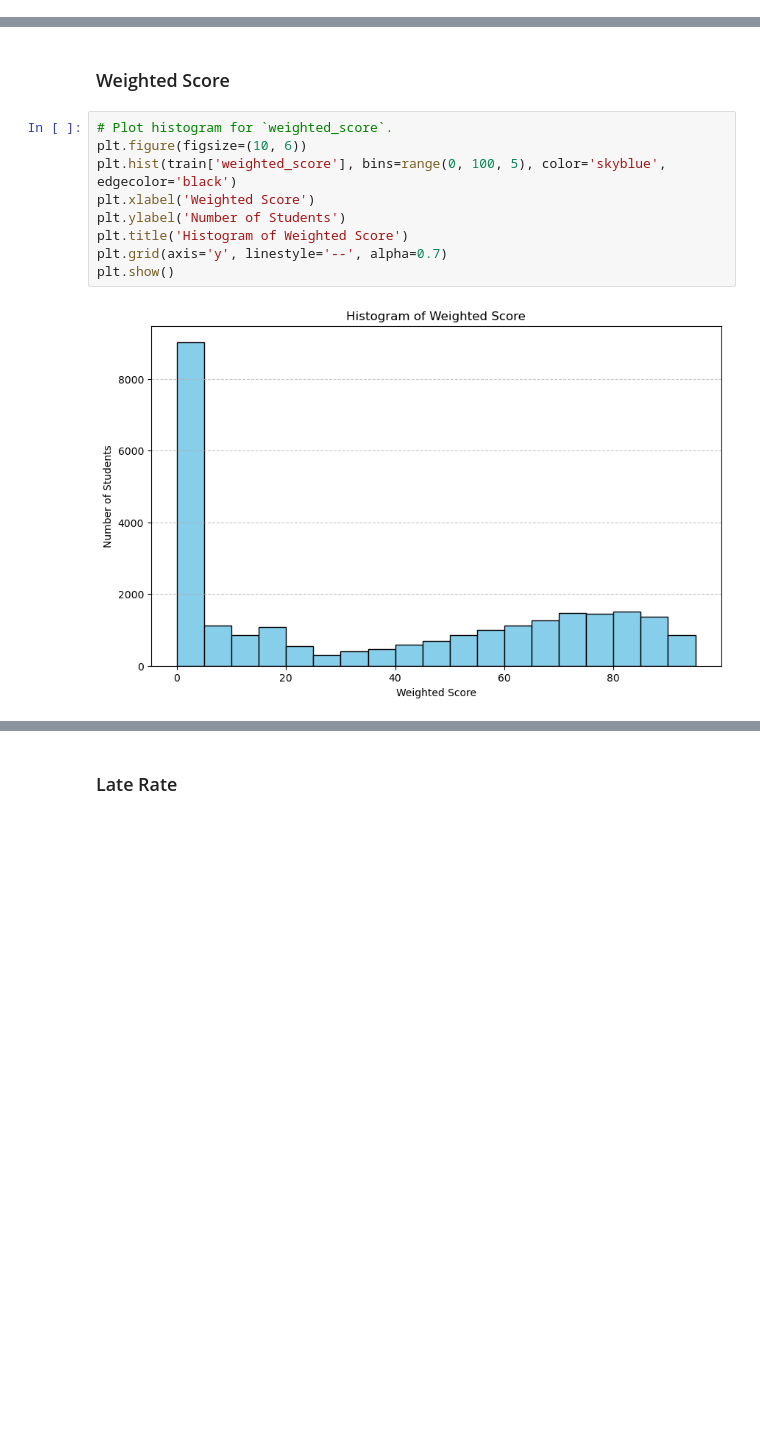
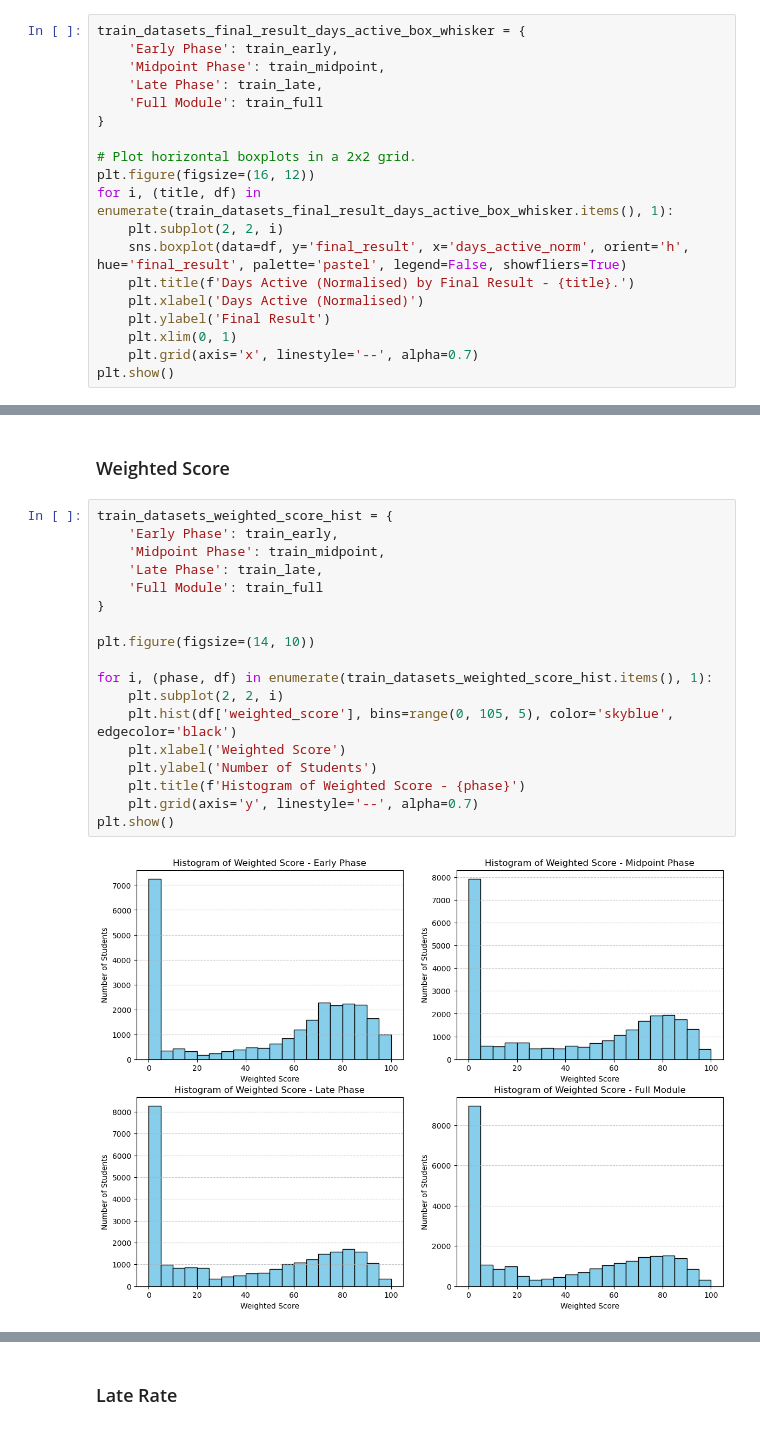
Before and after one commit to MScProjs/MScProject2025-Ali-Suhail, a Jupyter notebook: codes/models.ipynb, the cells around one changed output, grey strips where cells are left out. Drawn from its saved outputs; the diff is of its cells as text; blank space fills up the shorter version.

Commit message:
EDA 95% complete, data scaling partically complete, LR basic model added

```diff
--- a/codes/models.ipynb
+++ b/codes/models.ipynb
@@ -3565,0 +3691,19 @@ As observed, there are many missing values for clicks exceeding 4,000.
+# %%
+train_datasets_final_result_days_active_box_whisker = {
+    'Early Phase': train_early,
+    'Midpoint Phase': train_midpoint,
+    'Late Phase': train_late,
+    'Full Module': train_full
+}
+
+# Plot horizontal boxplots in a 2x2 grid.
+plt.figure(figsize=(16, 12))
+for i, (title, df) in enumerate(train_datasets_final_result_days_active_box_whisker.items(), 1):
+    plt.subplot(2, 2, i)
+    sns.boxplot(data=df, y='final_result', x='days_active_norm', orient='h', hue='final_result', palette='pastel', legend=False, showfliers=True)
+    plt.title(f'Days Active (Normalised) by Final Result - {title}.')
+    plt.xlabel('Days Active (Normalised)')
+    plt.ylabel('Final Result')
+    plt.xlim(0, 1)
+    plt.grid(axis='x', linestyle='--', alpha=0.7)
+plt.show()
@@ -3656,13 +3852,22 @@ The `final_result` column is our target variable. In the training set, the major
 # %% [markdown]
 ### Weighted Score
 # %%
-# Plot histogram for `weighted_score`.
-plt.figure(figsize=(10, 6))
-plt.hist(train['weighted_score'], bins=range(0, 100, 5), color='skyblue', edgecolor='black')
-plt.xlabel('Weighted Score')
-plt.ylabel('Number of Students')
-plt.title('Histogram of Weighted Score')
-plt.grid(axis='y', linestyle='--', alpha=0.7)
+train_datasets_weighted_score_hist = {
+    'Early Phase': train_early,
+    'Midpoint Phase': train_midpoint,
+    'Late Phase': train_late,
+    'Full Module': train_full
+}
+
+plt.figure(figsize=(14, 10))
+
+for i, (phase, df) in enumerate(train_datasets_weighted_score_hist.items(), 1):
+    plt.subplot(2, 2, i)
+    plt.hist(df['weighted_score'], bins=range(0, 105, 5), color='skyblue', edgecolor='black')
+    plt.xlabel('Weighted Score')
+    plt.ylabel('Number of Students')
+    plt.title(f'Histogram of Weighted Score - {phase}')
+    plt.grid(axis='y', linestyle='--', alpha=0.7)
 plt.show()
 # %% [output]
-[figure, old version]
+[figure, new version]
```
Also changed, not shown: parts of 144 cells of this notebook, 9 other files.
